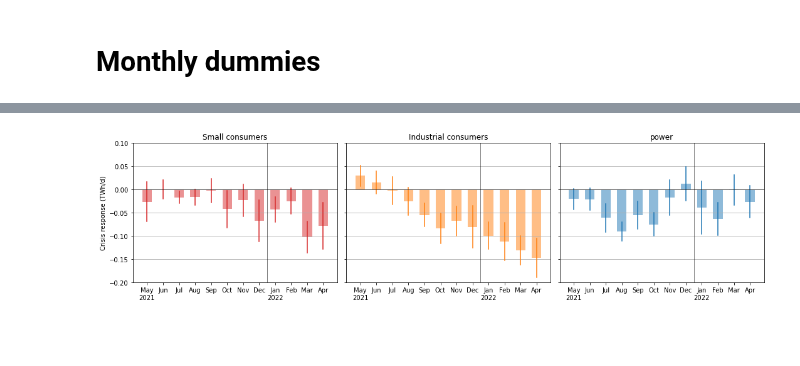
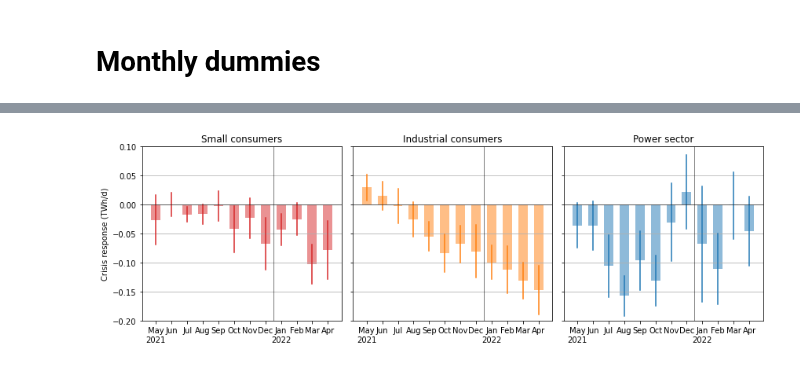
Before and after one commit to oruhnau/energy_demand, a Jupyter notebook: top_down/analysis.ipynb, the cells around one changed output, grey strips where cells are left out. Cells and saved outputs as stored; diff of their text form; code cells hidden in the pictures; blank space fills up the shorter version.

```diff
--- a/top_down/analysis.ipynb
+++ b/top_down/analysis.ipynb
@@ -137,7 +137,7 @@ title_conversion = {
         'slp':'Small consumers',
         'rlm':'Large consumers',
         'industry':'Industrial consumers',
-        'power':'power'
+        'power':'Power sector'
 }
 # %%
 def plot_waterfall(ax, results, consumer='rlm', ylabel=''):
@@ -192,7 +192,7 @@ def one_dummy(further_controls=False, econ=False):
         for consumer in ['slp', 'industry', 'power']
     }
 
-    fig, (ax1, ax2, ax3) = plt.subplots(1, 3, figsize=(14,4.5), sharey='row', gridspec_kw={'width_ratios': [1,1.3, 0.3]})
+    fig, (ax1, ax2, ax3) = plt.subplots(1, 3, figsize=(12,4.5), sharey='row', gridspec_kw={'width_ratios': [1,1,0.4]})
 
     res = {m: extract_results(dummy_list, value) for m, value in results['slp'].items()}
     ax1 = plot_waterfall(ax1, res, 'slp', 'Estimated change in demand ' + ('(%)' if log else '(TWh/d)'))
@@ -265,11 +265,11 @@ Notes:
 strong multicollinearity or other numerical problems.
 # %%
 # year-on-year
-for consumer  in ["industry", "slp" ]:
+for con, mod  in [('industry','temp+econ'),('slp','temp+econ'),('power','naive')]:
 
-    crisis_coefficient = -results[consumer]['temp+econ'].params["crisis[T.True]"]
-    ref = dfx[(dfx.index >= '2020-08-01') & (dfx.index < '2021-05-01')][consumer].mean()  #, (338+58)/(338+141+58))
+    crisis_coefficient = -results[con][mod].params["crisis[T.True]"]
+    ref = dfx[(dfx.index >= '2020-08-01') & (dfx.index < '2021-05-01')][con].mean()  #, (338+58)/(338+141+58))
     print(
-          title_conversion[consumer] + ": " + str(crisis_coefficient) + " TWh/d " + "\n" +"which is " + str(round(100*crisis_coefficient/ ref)) +" % of "+ str(ref) + " TWh/d avg. demand during months 8-3 before crisis"+ "\n"
+          title_conversion[con] + ": " + str(round(crisis_coefficient,4)) + " TWh/d " + "\n" +"which is " + str(round(100*crisis_coefficient/ ref)) +" % of "+ str(round(ref,4)) + " TWh/d avg. demand during months 8-3 before crisis"+ "\n"
          )
 # %% [output]
@@ -483,7 +486,7 @@ def plot_monthly(ax, results, consumer='industry', ylabel='Crisis response (TWh/
         'slp':'Small consumers',
         'rlm':'Large consumers',
         'industry':'Industrial consumers',
-        'power': "power"
+        'power': "Power sector"
     }
     ax.set_title(title_conversion[consumer])
 
@@ -510,21 +513,21 @@ industry ~ 1 + time + C(month) + C(weekday) + d2021_5 + d2021_6 + d2021_7 + d202
 industry ~ 1 + time + C(month) + C(weekday) + d2021_5 + d2021_6 + d2021_7 + d2021_8 + d2021_9 + d2021_10 + d2021_11 + d2021_12 + d2022_1 + d2022_2 + d2022_3 + d2022_4 + residential + commercial + time ...
 power ~ 1 + time + C(month) + C(weekday) + d2021_5 + d2021_6 + d2021_7 + d2021_8 + d2021_9 + d2021_10 + d2021_11 + d2021_12 + d2022_1 + d2022_2 + d2022_3 + d2022_4
 # %%
-fig, (ax1, ax2, ax3) = plt.subplots(1, 3, figsize=(15,4), sharey='row', gridspec_kw={'width_ratios': [1,1,1]})
+fig, (ax1, ax2, ax3) = plt.subplots(1, 3, figsize=(12,4), sharey='row', gridspec_kw={'width_ratios': [1,1,1]})
 
 plot_monthly(ax1, results, 'slp', names=['temp+econ'])
 #ax1.text(10.5, 0.02, 'Invasion\nof Ukraine', horizontalalignment='center')
 
 plot_monthly(ax2, results, names=['temp+econ'], ylabel='')
 #ax2.text(4.5, 0.02, 'TTF prices\nall-time-high', horizontalalignment='center')
 
 plot_monthly(ax3, results, "power", names=['naive'], ylabel='')
 #ax2.text(4.5, 0.02, 'TTF prices\nall-time-high', horizontalalignment='center')
 
 plt.tight_layout()
 plt.savefig('months.png')
 # %% [output]
-[figure, old version]
+[figure, new version]
 # %%
 #results['industry']['temp+econ'].summary()
 results['power']['naive'].summary()
```
Also changed, not shown: parts of 17 cells of this notebook, 3 other files.
